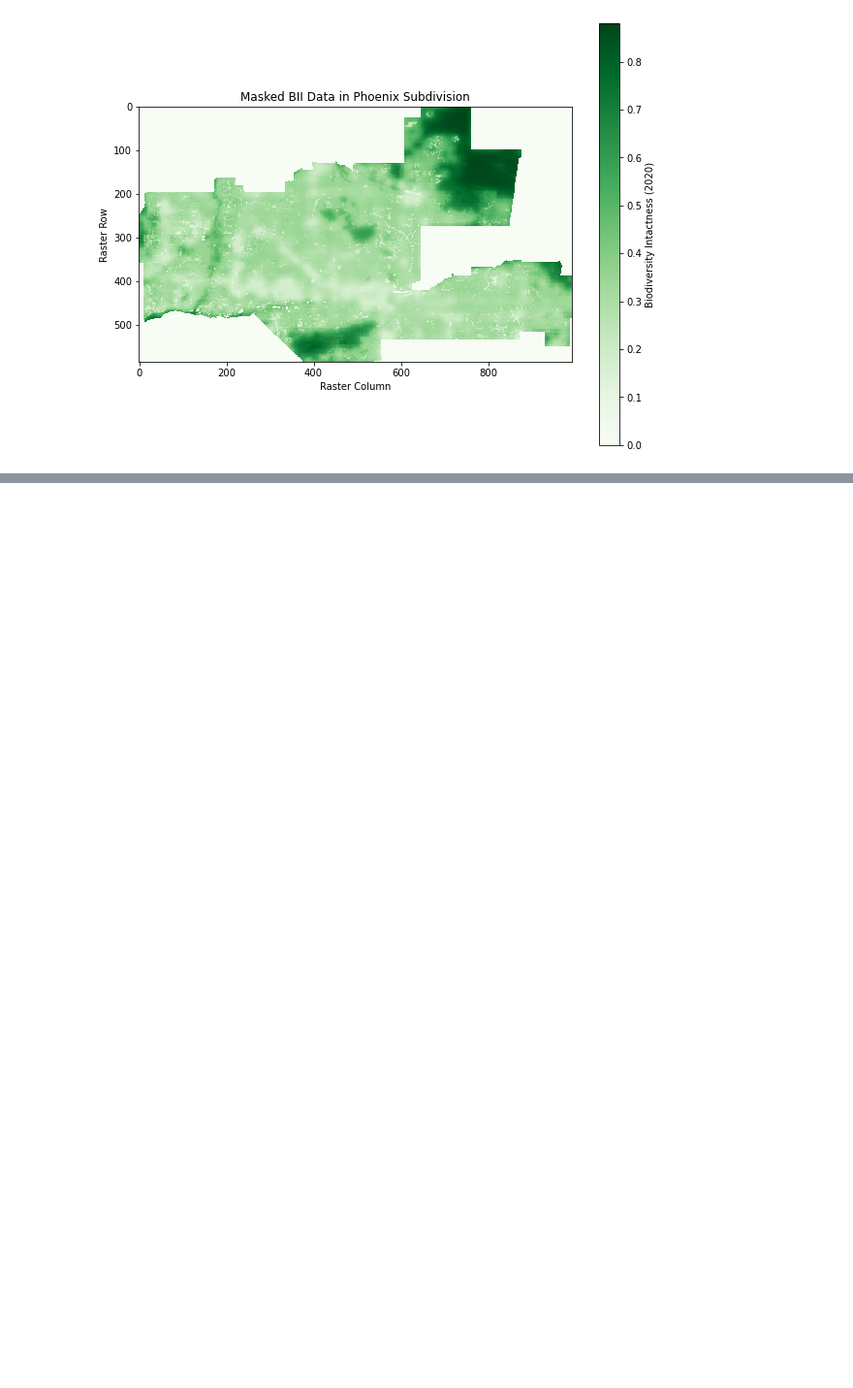
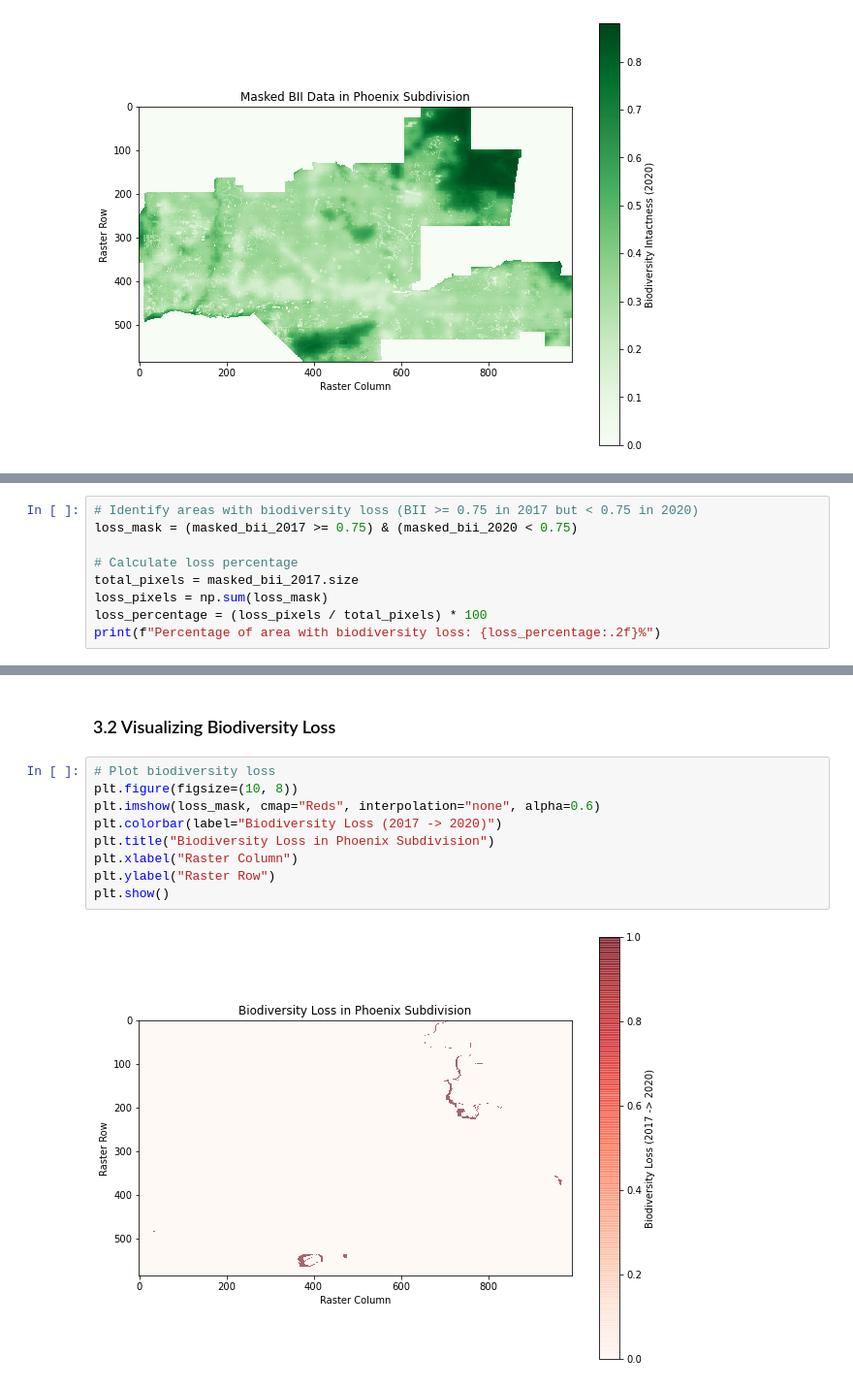
Before and after one commit to takeenshamloo/biodiversity-intactness-phoenix, a Jupyter notebook: notebooks/biodiversity_of_pheonix_airzona.ipynb, the cells around one changed output, grey strips where cells are left out. Shown: that part at 97% size. Drawn from its saved outputs; the diff is of its cells as text; blank space fills up the shorter version.

Commit message:
Calculated percentage of biodiversity loss between 2017 and 2020 and visulized that data over our BII subdivision

```diff
--- a/notebooks/biodiversity_of_pheonix_airzona.ipynb
+++ b/notebooks/biodiversity_of_pheonix_airzona.ipynb
@@ -157,0 +160,9 @@ plt.show()
+# %%
+# Identify areas with biodiversity loss (BII >= 0.75 in 2017 but < 0.75 in 2020)
+loss_mask = (masked_bii_2017 >= 0.75) & (masked_bii_2020 < 0.75)
+
+# Calculate loss percentage
+total_pixels = masked_bii_2017.size
+loss_pixels = np.sum(loss_mask)
+loss_percentage = (loss_pixels / total_pixels) * 100
+print(f"Percentage of area with biodiversity loss: {loss_percentage:.2f}%")
@@ -157,0 +171,13 @@ plt.show()
+# %% [markdown]
+### 3.2 Visualizing Biodiversity Loss
+# %%
+# Plot biodiversity loss
+plt.figure(figsize=(10, 8))
+plt.imshow(loss_mask, cmap="Reds", interpolation="none", alpha=0.6)
+plt.colorbar(label="Biodiversity Loss (2017 -> 2020)")
+plt.title("Biodiversity Loss in Phoenix Subdivision")
+plt.xlabel("Raster Column")
+plt.ylabel("Raster Row")
+plt.show()
+# %% [output]
+[figure, added]
```
Also changed, not shown: parts of 5 cells of this notebook.
